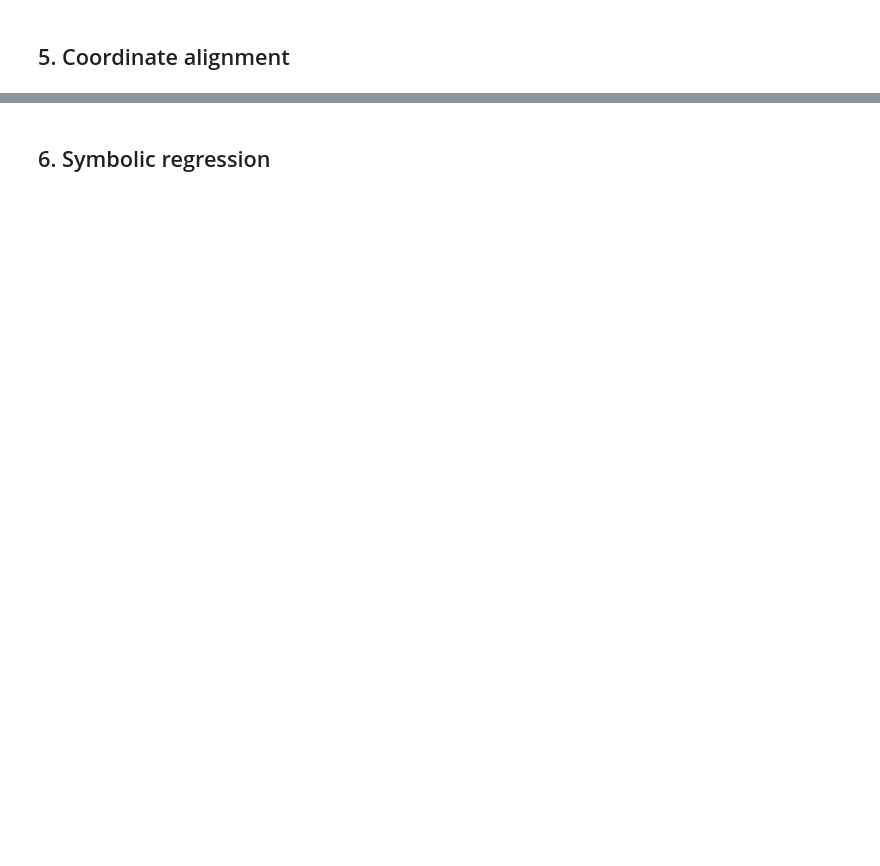
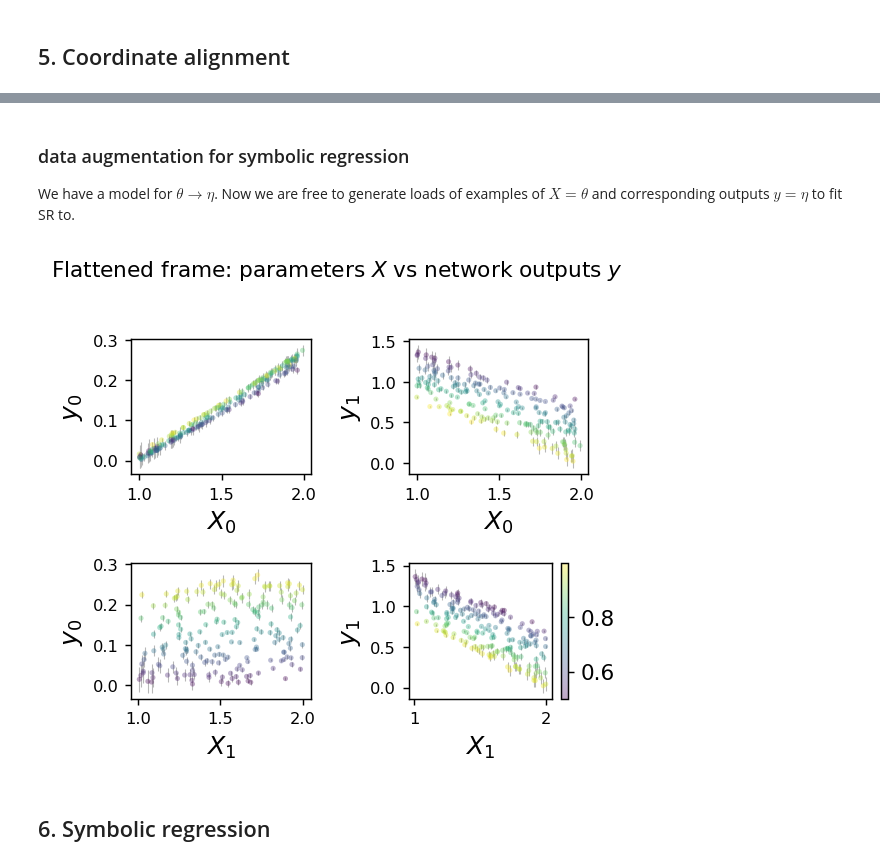
Before and after one commit to tlmakinen/degeneracy_distillery, a Jupyter notebook: tutorial_notebooks/imrphenomd_example.ipynb, the cells around one changed output, grey strips where cells are left out. Drawn from its saved outputs; the diff is of its cells as text; code cells hidden in the pictures; blank space fills up the shorter version.

```diff
--- a/tutorial_notebooks/imrphenomd_example.ipynb
+++ b/tutorial_notebooks/imrphenomd_example.ipynb
@@ -253,3 +352,6 @@ print("aligned X", X.shape, "y", y.shape)
+# %% [markdown]
+### data augmentation for symbolic regression
+We have a model for $\theta \rightarrow \eta$. Now we are free to generate loads of examples of $X=\theta$ and corresponding outputs $y=\eta$ to fit SR to.
 # %%
 from degeneracy_distillery.postprocessing_utils import weighted_std
 
@@ -266,6 +368,45 @@ y_std_sr = weighted_std(ys_sr_rot, data['ensemble_weights'])
 y_sr = np.average(ys_sr_rot, 0, data['ensemble_weights'])
 ys_sr_rot -= y_sr.min(0)
 y_sr -= y_sr.min(0)
+# %%
+#@title visualise coordinates
+def plot_flattened_X_vs_y(X, y, y_std, skip=10, save_path=None):
+    """Grid of X_i vs y_j with +/-1 sigma error bars on y (subsampled)."""
+    X = np.asarray(X)
+    y = np.asarray(y)
+    y_std = np.asarray(y_std)
+    nx, ny = X.shape[1], y.shape[1]
+    fig, axs = plt.subplots(nx, ny, figsize=(2.3 * ny, 2.0 * nx), squeeze=False)
+    sub = slice(None, None, skip)
+    for i in range(nx):
+        for j in range(ny):
+            ax = axs[i, j]
+            ax.errorbar(
+                X[sub, i], y[sub, j], yerr=y_std[sub, j],
+                fmt="none", ecolor="0.72", elinewidth=0.6, capsize=0, zorder=1,
+            )
+            cs = ax.scatter(
+                X[sub, i], y[sub, j],
+                s=8, c=X[sub, i-1] / X[:, i-1].max(),
+                alpha=0.35, linewidths=0, zorder=2,
+            )
+            ax.set_xlabel(rf"$X_{{{i}}}$")
+            ax.set_ylabel(rf"$y_{{{j}}}$")
+            ax.tick_params(labelsize=9)
+    fig.suptitle(
+        r"Flattened frame: parameters $X$ vs network outputs $y$",
+        fontsize=12, y=1.01,
+    )
+    plt.colorbar(cs)
+    plt.tight_layout()
+    if save_path is not None:
+        plt.savefig(save_path, bbox_inches="tight")
+    plt.show()
+
+
+plot_flattened_X_vs_y(X_sr, y_sr, y_std_sr, skip=10, save_path="X_vs_y_grid_imrphenom.pdf")
+# %% [output]
+[figure, added]
 # %% [markdown]
 ## 6. Symbolic regression
 # %%
```
Also changed, not shown: parts of 13 cells of this notebook.
